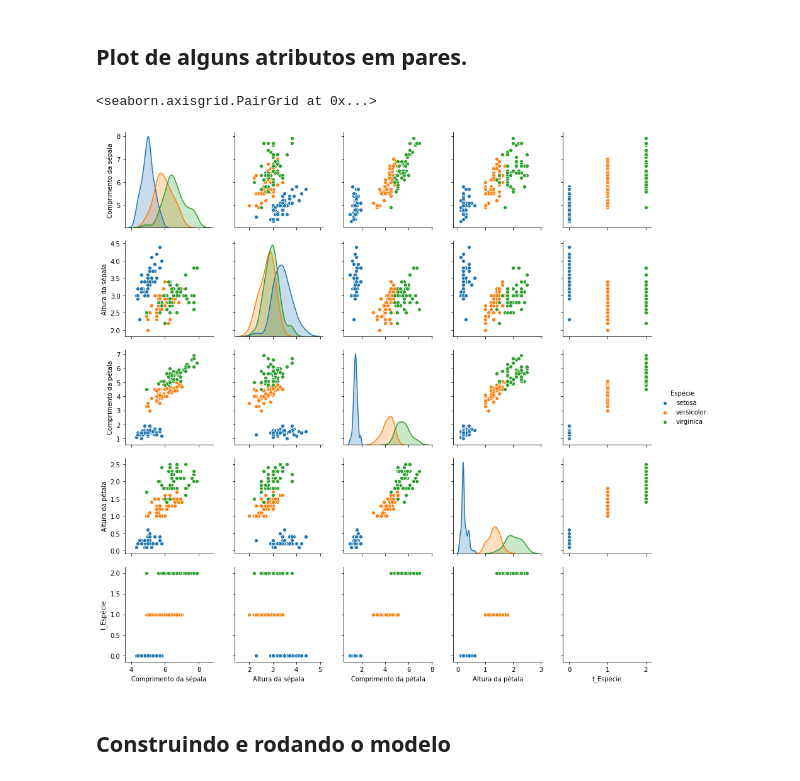
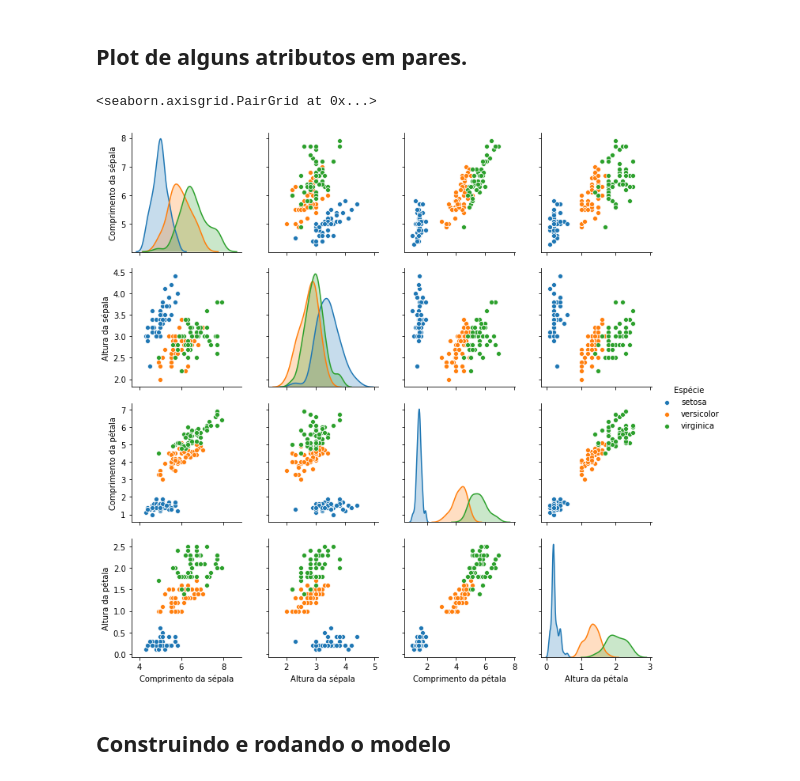
Before and after one commit to LeonardoFerrari/Python_games, a Jupyter notebook: _k_means_.ipynb, the cells around one changed output. Cells and saved outputs as stored; diff of their text form; code cells hidden in the pictures.

Commit message:
iris_sns = iris.drop(columns='t_Espécie')

```diff
--- a/_k_means_.ipynb
+++ b/_k_means_.ipynb
@@ -44,10 +57,11 @@ Name: t_Espécie, Length: 150, dtype: int64
 # %% [markdown]
 ## Plot de alguns atributos em pares.
-# %%
-sns.pairplot(iris,hue='Espécie')
-# %% [output]
-<seaborn.axisgrid.PairGrid at 0x...>
-[figure, removed]
+# %%
+iris_sns = iris.drop(columns='t_Espécie')
+sns.pairplot(iris_sns,hue='Espécie')
+# %% [output]
+<seaborn.axisgrid.PairGrid at 0x...>
+[figure, added]
 # %% [markdown]
 ## Construindo e rodando o modelo
 # %%
```
Also changed, not shown: parts of 3 cells of this notebook.
